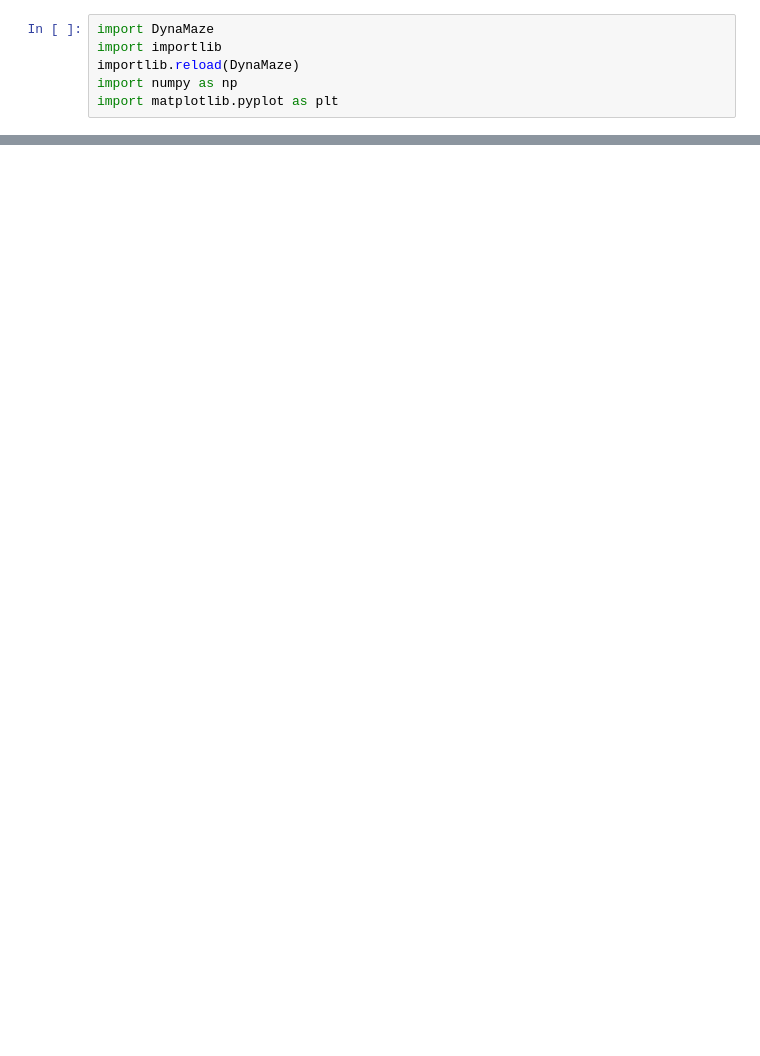
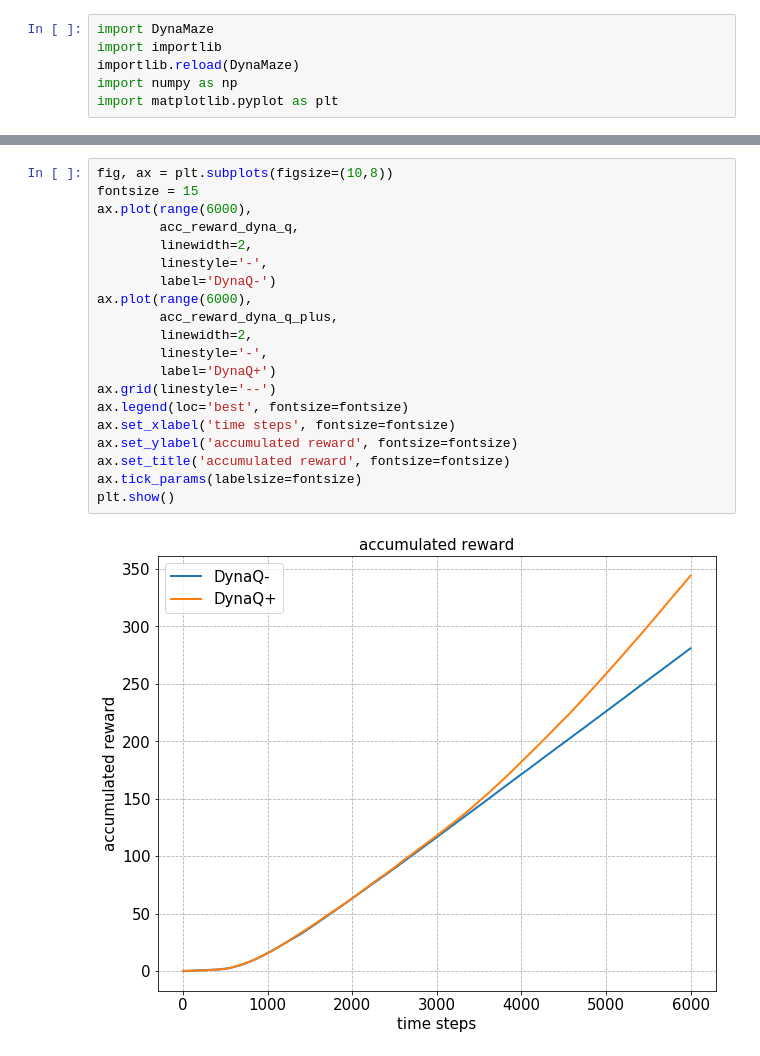
Before and after one commit to yyang768osu/sutton-rl-notes, a Jupyter notebook: DynaMaze/DynaMaze.ipynb, the cells around one changed output, grey strips where cells are left out. Drawn from its saved outputs; the diff is of its cells as text; blank space fills up the shorter version.

```diff
--- a/DynaMaze/DynaMaze.ipynb
+++ b/DynaMaze/DynaMaze.ipynb
@@ -65,0 +166,22 @@ plt.show()
+# %%
+fig, ax = plt.subplots(figsize=(10,8))
+fontsize = 15
+ax.plot(range(6000),
+        acc_reward_dyna_q,
+        linewidth=2,
+        linestyle='-',
+        label='DynaQ-')
+ax.plot(range(6000),
+        acc_reward_dyna_q_plus,
+        linewidth=2,
+        linestyle='-',
+        label='DynaQ+')
+ax.grid(linestyle='--')
+ax.legend(loc='best', fontsize=fontsize)
+ax.set_xlabel('time steps', fontsize=fontsize)
+ax.set_ylabel('accumulated reward', fontsize=fontsize)
+ax.set_title('accumulated reward', fontsize=fontsize)
+ax.tick_params(labelsize=fontsize)
+plt.show()
+# %% [output]
+[figure, added]
```
Also changed, not shown: parts of 3 cells of this notebook, 1 other file.
